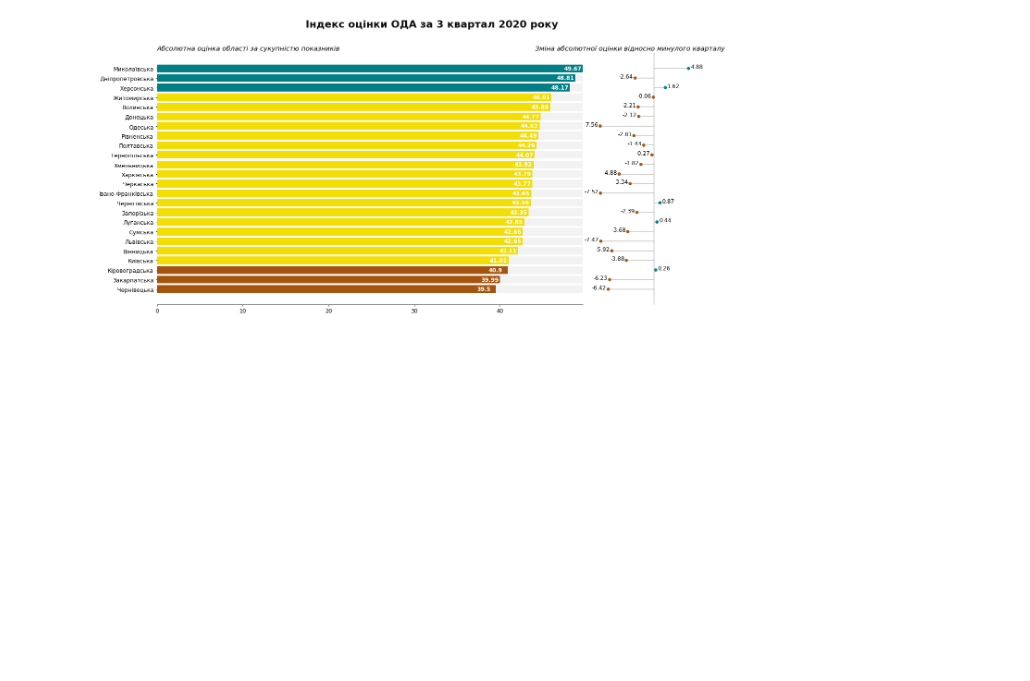
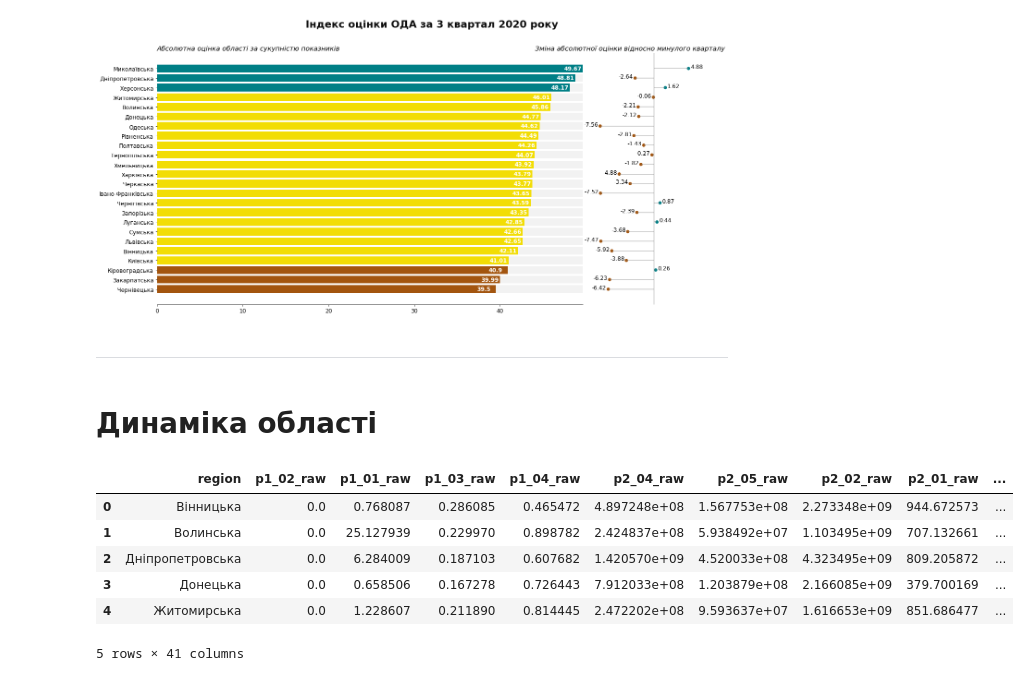
Before and after one commit to regional-development/index-2020-3, a Jupyter notebook: notebooks/visualize_test.ipynb, the cells around one changed output. Cells and saved outputs as stored; diff of their text form; code cells hidden in the pictures; blank space fills up the shorter version.

```diff
--- a/notebooks/visualize_test.ipynb
+++ b/notebooks/visualize_test.ipynb
@@ -97,3 +99,22 @@ dynamic_rankings(
 )
 # %% [output]
 [figure]
+# %% [markdown]
+---
+# %% [markdown]
+# Динаміка області
+# %%
+# таблиця з сирими даними за попередній квартал
+previous_results_raw = pd.read_csv(
+    "https://raw.githubusercontent.com/regional-development/index-2020-2/master/data/processed/calculated_index_raw.csv"
+)
+# %%
+previous_results_raw.head(5)
+# %% [output]
+|  | region | p1_02_raw | p1_01_raw | p1_03_raw | p1_04_raw | p2_04_raw | p2_05_raw | p2_02_raw | p2_01_raw | ... |
+| 0 | Вінницька | 0.0 | 0.768087 | 0.286085 | 0.465472 | 4.897248e+08 | 1.567753e+08 | 2.273348e+09 | 944.672573 | ... |
+| 1 | Волинська | 0.0 | 25.127939 | 0.229970 | 0.898782 | 2.424837e+08 | 5.938492e+07 | 1.103495e+09 | 707.132661 | ... |
+| 2 | Дніпропетровська | 0.0 | 6.284009 | 0.187103 | 0.607682 | 1.420570e+09 | 4.520033e+08 | 4.323495e+09 | 809.205872 | ... |
+| 3 | Донецька | 0.0 | 0.658506 | 0.167278 | 0.726443 | 7.912033e+08 | 1.203879e+08 | 2.166085e+09 | 379.700169 | ... |
+| 4 | Житомирська | 0.0 | 1.228607 | 0.211890 | 0.814445 | 2.472202e+08 | 9.593637e+07 | 1.616653e+09 | 851.686477 | ... |
+5 rows × 41 columns
```
Also changed, not shown: parts of 4 cells of this notebook.
